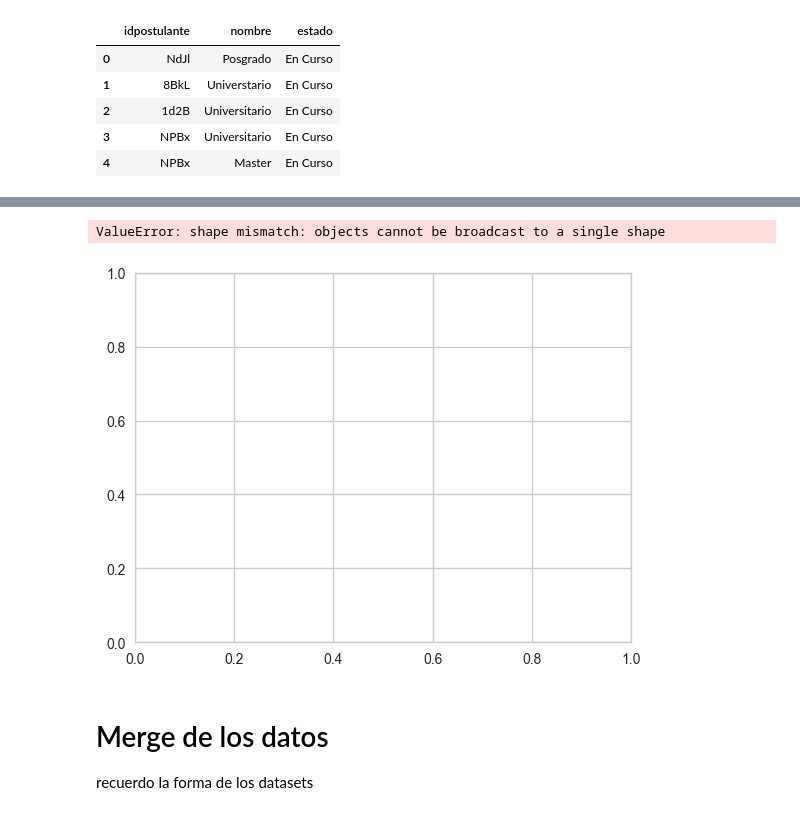
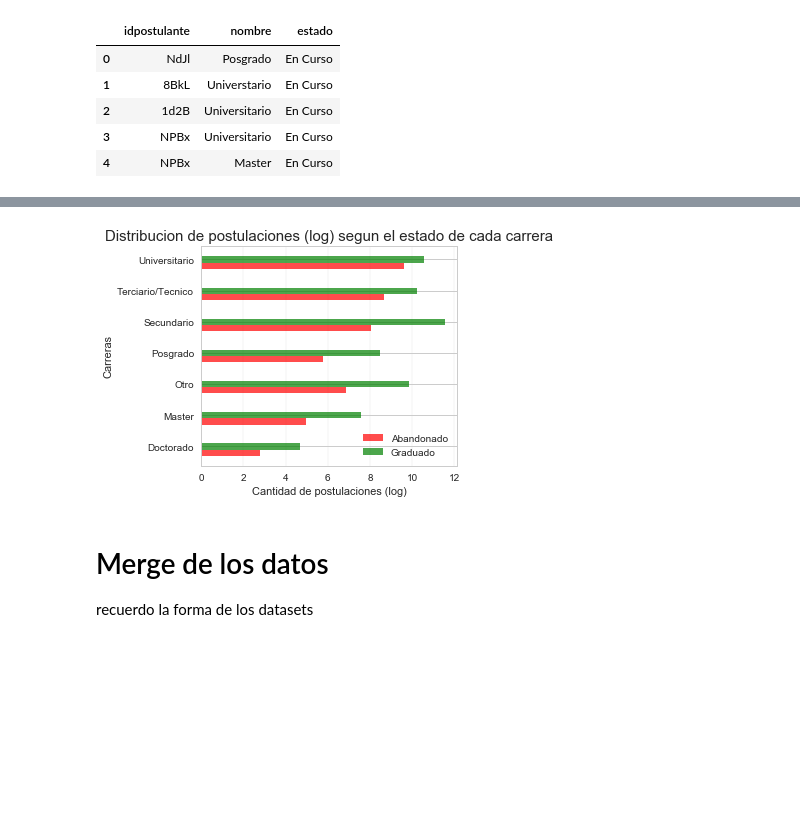
Before and after one commit to juanpcapurro/tp_datos, a Jupyter notebook: Exploracion.ipynb, the cells around one changed output, grey strips where cells are left out. Cells and saved outputs as stored; diff of their text form; code cells hidden in the pictures; blank space fills up the shorter version.

```diff
--- a/Exploracion.ipynb
+++ b/Exploracion.ipynb
@@ -345,36 +345,35 @@ estado_y_carreras = postulaciones_educacion[['nombre','estado']]
 benchs_number = 7
 benchs_names = ['Doctorado','Master','Otro','Posgrado','Secundario', 'Terciario/Tecnico','Universitario']
 
 arch_en_curso = estado_y_carreras[estado_y_carreras['estado'] == 'En Curso']
 arch_graduado = estado_y_carreras[estado_y_carreras['estado'] == 'Graduado']
 arch_abandonado = estado_y_carreras[estado_y_carreras['estado'] == 'Abandonado']
 
 #Uso una escala logaritmica asi se pueden ver mejor los datos en el grafico
 en_curso = np.log(arch_en_curso['nombre'].value_counts() +1).sort_index()
 abandonado = np.log(arch_abandonado['nombre'].value_counts() +1).sort_index()
 graduado = np.log(arch_graduado['nombre'].value_counts() +1).sort_index()
 
 index = np.arange(len(benchs_names))
 
 bar_width = 0.2
 opacity = 0.5
 
-plt.barh(index, en_curso, bar_width, alpha=0.7,color='y',label='En Curso',)
+#plt.barh(index, en_curso, bar_width, alpha=0.7,color='y',label='En Curso')
 plt.barh(index+bar_width, abandonado, bar_width, alpha=0.7,color='r',label='Abandonado')
 plt.barh(index+2*bar_width, graduado, bar_width, alpha=0.7,color='g',label='Graduado')
 
 plt.grid(True, axis='x', linewidth=0.2)
 plt.title('Distribucion de postulaciones (log) segun el estado de cada carrera',fontsize = 15)
 plt.ylabel('Carreras')
 plt.xlabel('Cantidad de postulaciones (log)')
 plt.yticks(index + 2*bar_width, benchs_names)
 plt.legend()
 
 plt.tight_layout()
 plt.show()
 # %% [output]
-ValueError: shape mismatch: objects cannot be broadcast to a single shape
-[figure, old version]
+[figure, new version]
 # %%
 
 postulaciones_genero_edad['edad'] = pd.to_datetime(postulaciones_genero_edad['fechanacimiento'],errors='coerce').dt.year
```
Also changed, not shown: parts of 17 cells of this notebook.
